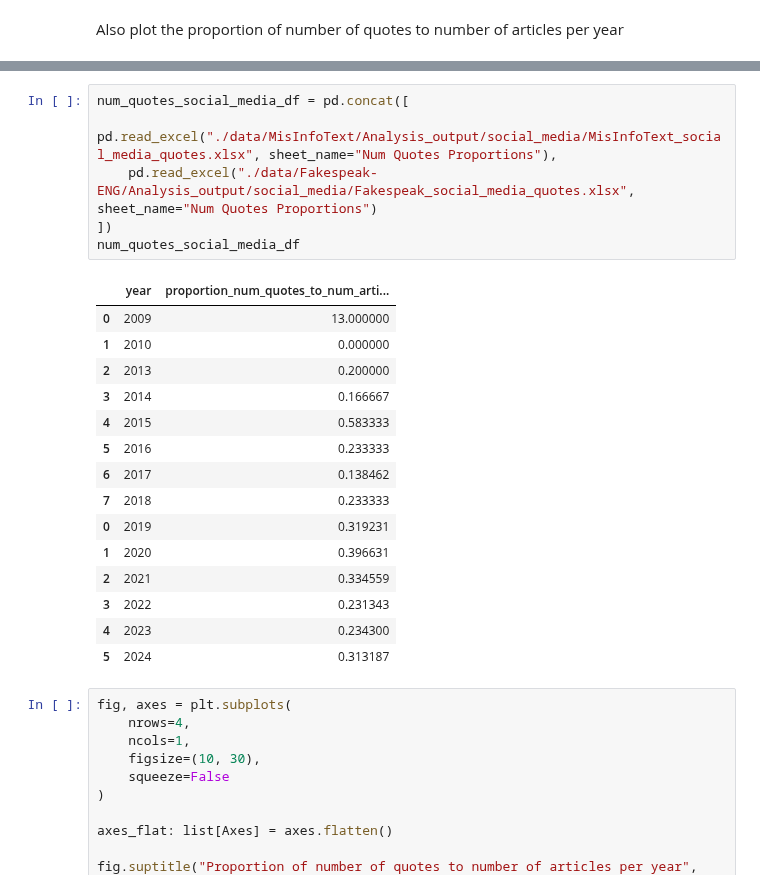
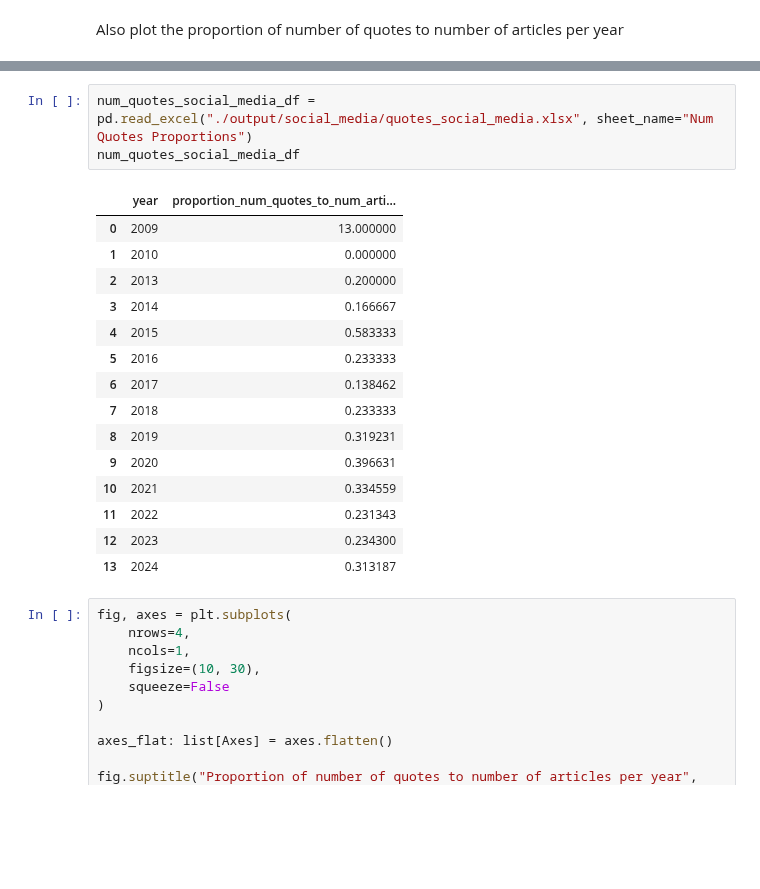
Before and after one commit to sfu-discourse-lab/fake_news_over_time, a Jupyter notebook: quotes_scatterplots.ipynb, the cells around one changed output, grey strips where cells are left out. Drawn from its saved outputs; the diff is of its cells as text; blank space fills up the shorter version.

```diff
--- a/quotes_scatterplots.ipynb
+++ b/quotes_scatterplots.ipynb
@@ -171,25 +147,22 @@ num_quotes_press_release_df
 # %%
-num_quotes_social_media_df = pd.concat([
-    pd.read_excel("./data/MisInfoText/Analysis_output/social_media/MisInfoText_social_media_quotes.xlsx", sheet_name="Num Quotes Proportions"),
-    pd.read_excel("./data/Fakespeak-ENG/Analysis_output/social_media/Fakespeak_social_media_quotes.xlsx", sheet_name="Num Quotes Proportions")
-])
+num_quotes_social_media_df = pd.read_excel("./output/social_media/quotes_social_media.xlsx", sheet_name="Num Quotes Proportions")
 num_quotes_social_media_df
 # %% [output]
 |  | year | proportion_num_quotes_to_num_arti... |
 | 0 | 2009 | 13.000000 |
 | 1 | 2010 | 0.000000 |
 | 2 | 2013 | 0.200000 |
 | 3 | 2014 | 0.166667 |
 | 4 | 2015 | 0.583333 |
 | 5 | 2016 | 0.233333 |
 | 6 | 2017 | 0.138462 |
 | 7 | 2018 | 0.233333 |
-| 0 | 2019 | 0.319231 |
-| 1 | 2020 | 0.396631 |
-| 2 | 2021 | 0.334559 |
-| 3 | 2022 | 0.231343 |
-| 4 | 2023 | 0.234300 |
-| 5 | 2024 | 0.313187 |
+| 8 | 2019 | 0.319231 |
+| 9 | 2020 | 0.396631 |
+| 10 | 2021 | 0.334559 |
+| 11 | 2022 | 0.231343 |
+| 12 | 2023 | 0.234300 |
+| 13 | 2024 | 0.313187 |
 # %%
 fig, axes = plt.subplots(
     nrows=4,
```
Also changed, not shown: parts of 8 cells of this notebook, 7 other files.
